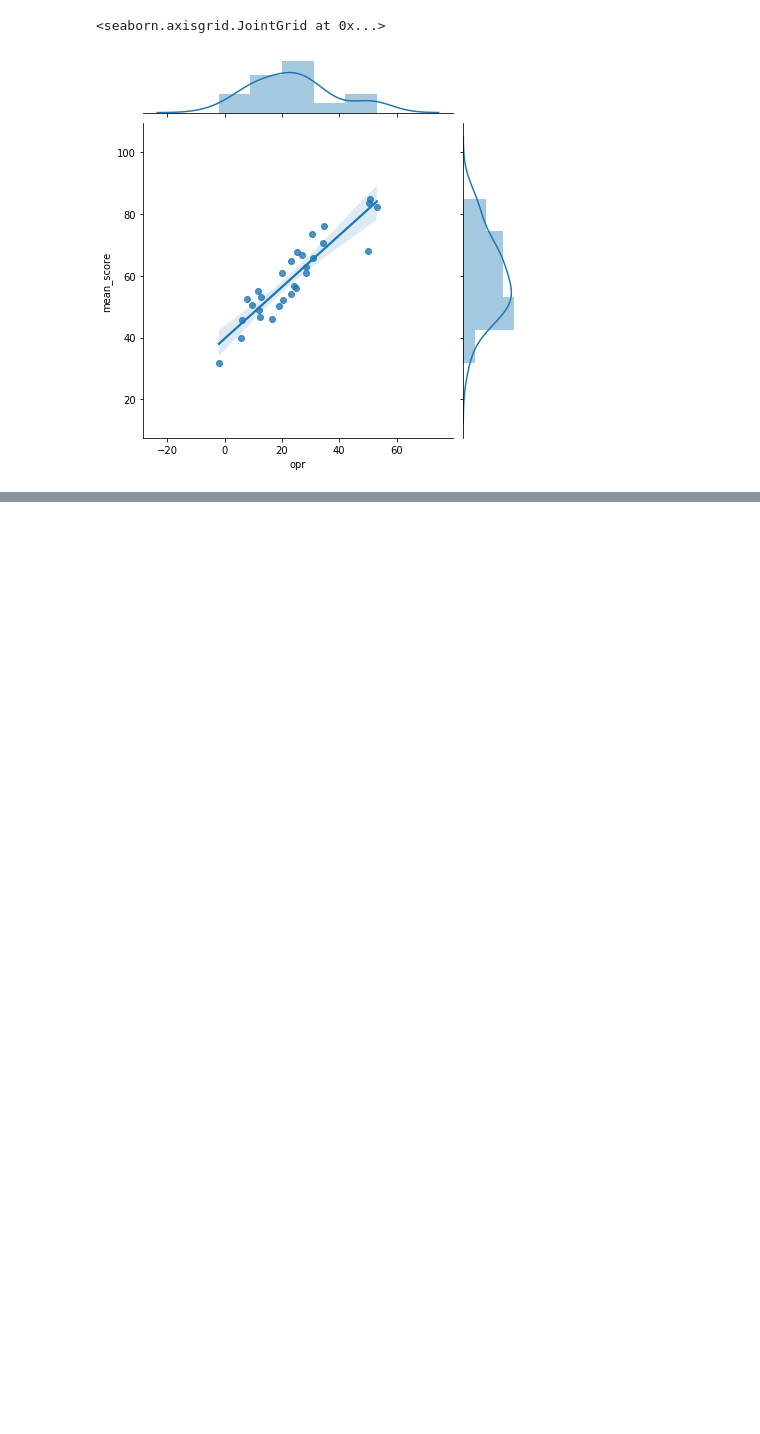
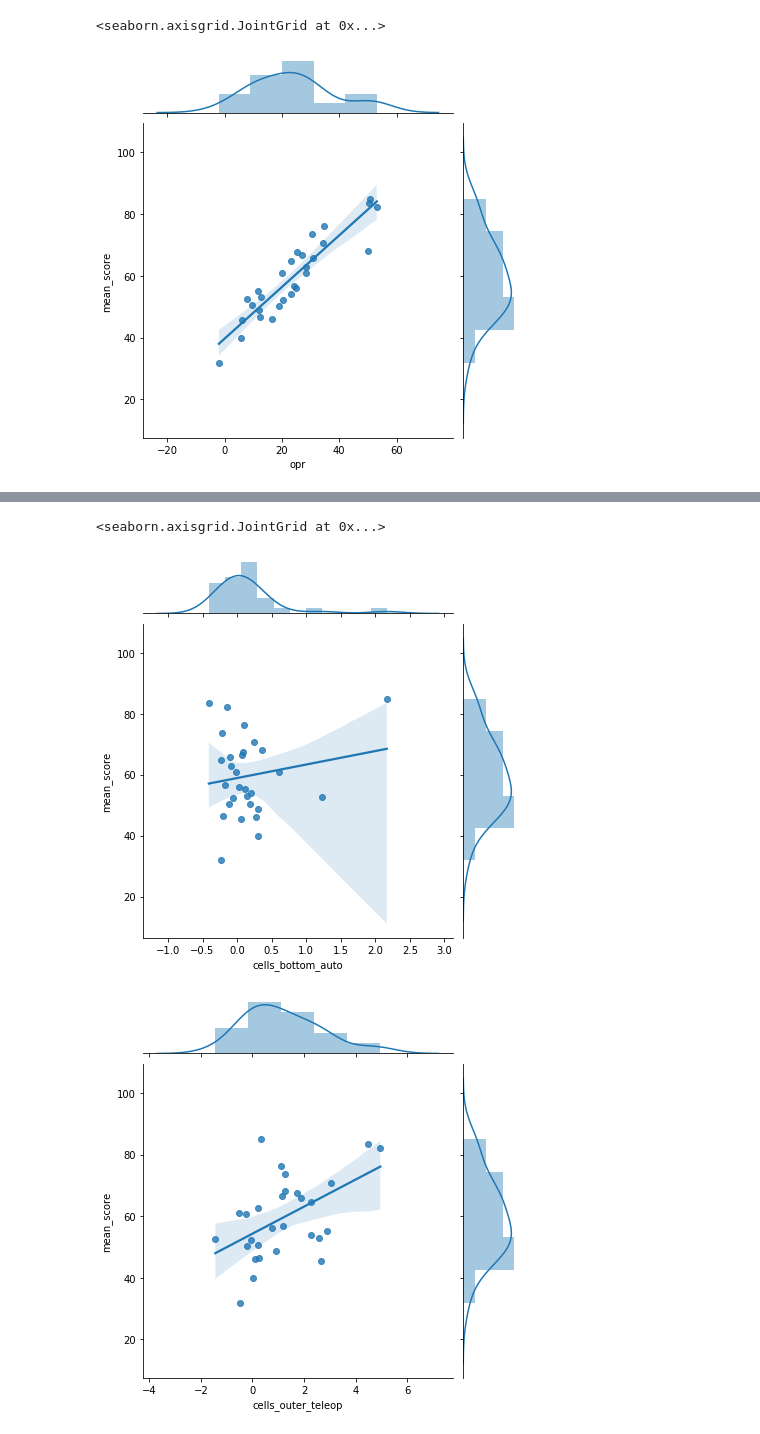
Before and after one commit to morzack/Sakurajima-Scouting, a Jupyter notebook: 2020-ncwak.ipynb, the cells around one changed output, grey strips where cells are left out. Saved outputs shown, nothing was run; the diff lists cells and outputs as text; code cells hidden in the pictures; blank space fills up the shorter version.

```diff
--- a/2020-ncwak.ipynb
+++ b/2020-ncwak.ipynb
@@ -140,3 +140,40 @@ team_data.sort_values(by=['mean_score'])
 | 20 | frc6502 | 53.049022 | 82.166667 | 0.000000 | 0.500000 | 3.500000 | ... |
 | 11 | frc5511 | 50.174878 | 83.500000 | 0.166667 | 2.583333 | 1.750000 | ... |
 | 9 | frc5160 | 50.786543 | 85.000000 | 2.333333 | 9.916667 | 0.916667 | ... |
+# %%
+# per component OPR
+# thanks to [this](https://blog.thebluealliance.com/2017/10/05/the-math-behind-opr-an-introduction/)
+def calculate_oprs(point_objective):
+    match_matrix = np.zeros((len(qualification_matches)*2, len(teams)))
+    score_matrix = np.zeros((len(qualification_matches)*2, 1))
+
+    for _, match in qualification_matches.iterrows():
+        i = match['match_number']-1
+        for red_team in match['red_keys']:
+            match_matrix[i*2][teams.index(red_team)] = 1
+        score_matrix[i*2][0] = match[f'red_{point_objective}']
+
+        for blue_team in match['blue_keys']:
+            match_matrix[i*2+1][teams.index(blue_team)] = 1
+        score_matrix[i*2+1][0] = match[f'blue_{point_objective}']
+
+    left_matrix = match_matrix.T.dot(match_matrix)
+    right_matrix = match_matrix.T.dot(score_matrix)
+    opr_matrix = np.linalg.inv(left_matrix).dot(right_matrix)
+    return opr_matrix
+
+team_component_opr_data = []
+for i, team in enumerate(teams):
+    team_component_opr_data.append([
+        team,
+        calculate_oprs('points_scored')[i][0],
+        calculate_oprs('cells_bottom_auto')[i][0],
+        calculate_oprs('cells_bottom_teleop')[i][0],
+        calculate_oprs('cells_inner_auto')[i][0],
+        calculate_oprs('cells_inner_teleop')[i][0],
+        calculate_oprs('cells_outer_auto')[i][0],
+        calculate_oprs('cells_outer_teleop')[i][0],
+        team_data.loc[team_data['team_key'] == team].iloc[0]['mean_score']
+    ])
+team_component_opr_data = pd.DataFrame(team_component_opr_data, columns=['team_key', 'points_scored', 'cells_bottom_auto', 'cells_bottom_teleop', 'cells_inner_auto', 'cells_inner_teleop', 'cells_outer_auto', 'cells_outer_teleop', 'mean_score'])
+team_component_opr_data
@@ -180,0 +301,8 @@ reg.fit(x, y
+# %%
+sns.jointplot('cells_bottom_auto', 'mean_score', data=team_component_opr_data, kind='reg')
+sns.jointplot('cells_outer_teleop', 'mean_score', data=team_component_opr_data, kind='reg')
+sns.jointplot('cells_bottom_teleop', 'mean_score', data=team_component_opr_data, kind='reg')
+# %% [output]
+<seaborn.axisgrid.JointGrid at 0x...>
+[figure, added]
+[figure, added]
```
Also changed, not shown: parts of 8 cells of this notebook.
